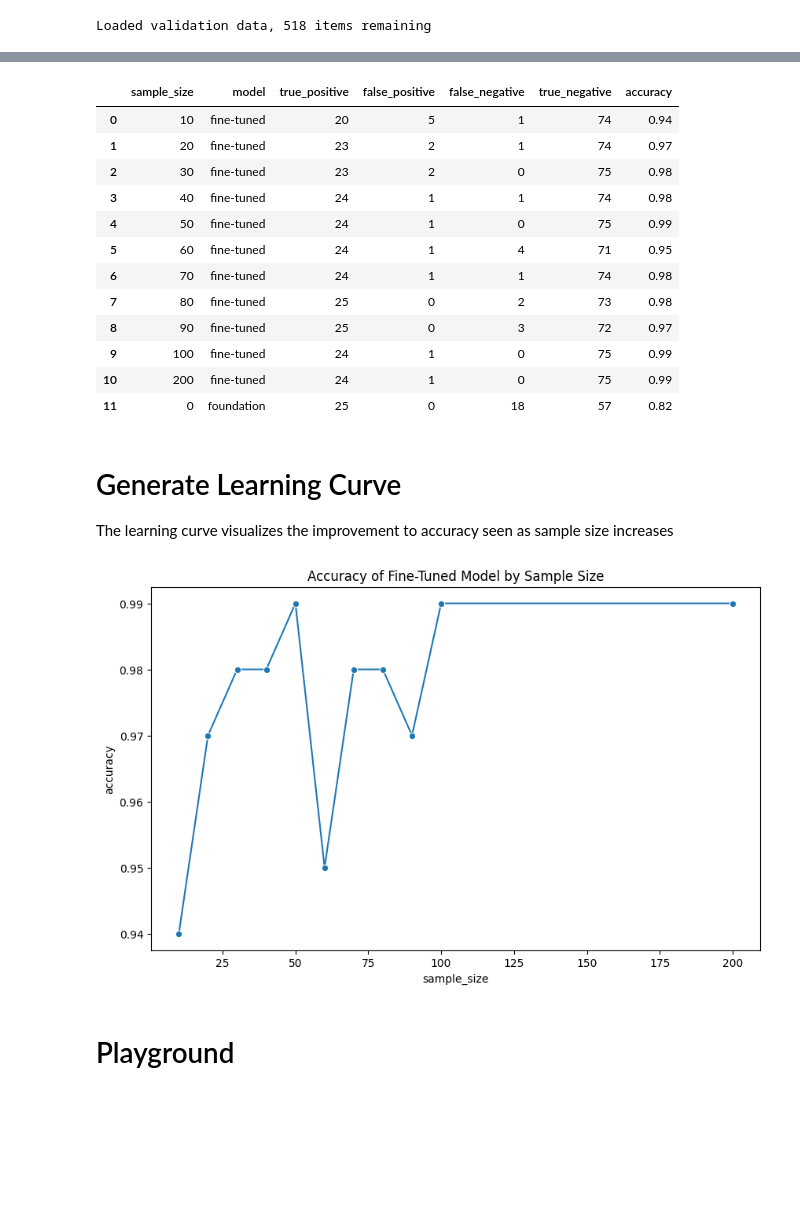
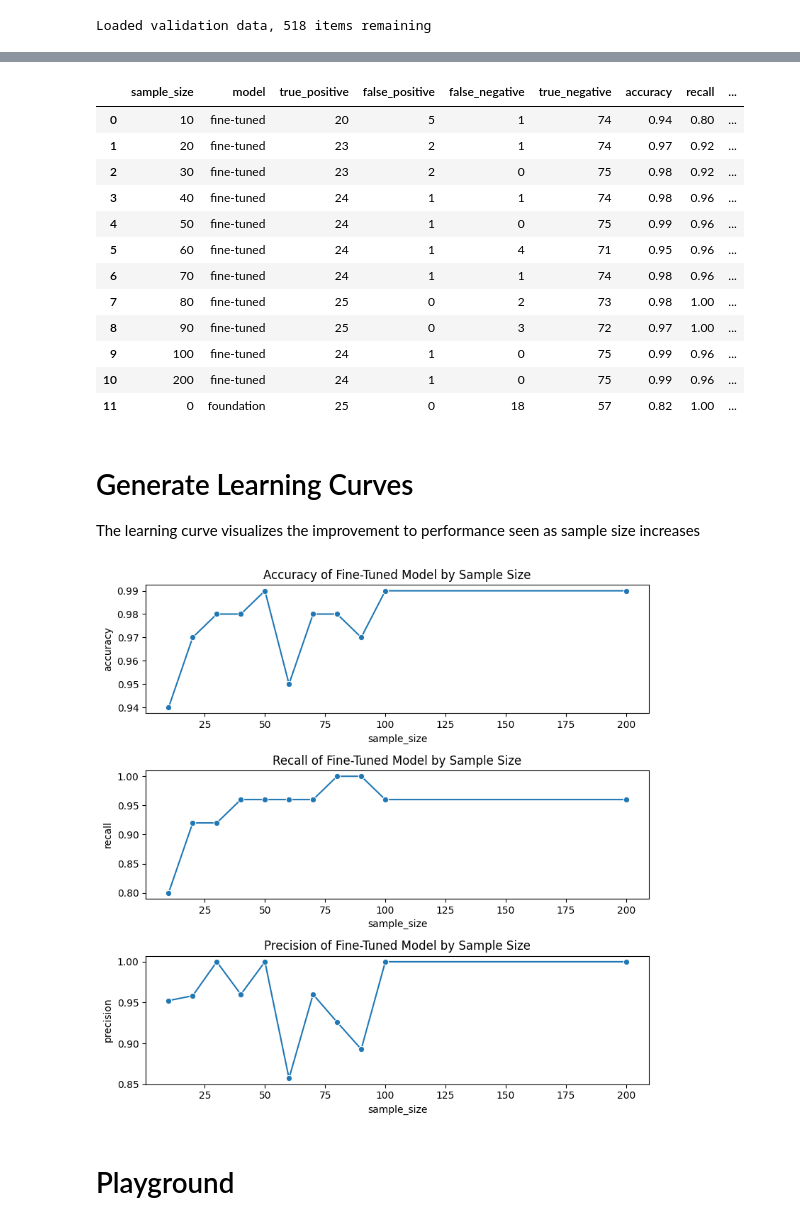
Before and after one commit to hypercolor/applied-ai-fine-tuning, a Jupyter notebook: notebooks/part-3-performance-testing.ipynb, the cells around one changed output, grey strips where cells are left out. Drawn from its saved outputs; the diff is of its cells as text; code cells hidden in the pictures; blank space fills up the shorter version.

Commit message:
add accuracy and recall

```diff
--- a/notebooks/part-3-performance-testing.ipynb
+++ b/notebooks/part-3-performance-testing.ipynb
@@ -231,55 +235,79 @@ grouped = fineTuneResults.groupby('sample_size')
 
 def compute_cm(df):
     cm = confusion_matrix(df['expected'], df['predicted'], labels=[True, False])
-    accuracy = (cm[0][0] + cm[1][1]) / (cm[0][0] + cm[0][1] + cm[1][0] + cm[1][1])
-    return cm, accuracy
+    tp = cm[0][0]
+    fp = cm[0][1]
+    fn = cm[1][0]
+    tn = cm[1][1]
+    accuracy = (tp + tn) / (tp + fp + fn + tn)
+    recall = tp / (tp + fp)
+    precision = tp / (tp + fn)
+    return cm, accuracy, recall, precision
 
 rows = []
 for sample_size in grouped.groups:
     group = grouped.get_group(sample_size)
 
-    cm, accuracy = compute_cm(group)
-    rows.append([sample_size, 'fine-tuned', cm[0][0], cm[0][1], cm[1][0], cm[1][1], accuracy])
+    cm, accuracy, recall, precision = compute_cm(group)
+    rows.append([sample_size, 'fine-tuned', cm[0][0], cm[0][1], cm[1][0], cm[1][1], accuracy, recall, precision])
 
-cm, accuracy = compute_cm(foundationResults)
-rows.append([0, 'foundation', cm[0][0], cm[0][1], cm[1][0], cm[1][1], accuracy])
+cm, accuracy, recall, precision = compute_cm(foundationResults)
+rows.append([0, 'foundation', cm[0][0], cm[0][1], cm[1][0], cm[1][1], accuracy, recall, precision])
 
 
-confusion_matrix_df = pd.DataFrame(rows, columns=['sample_size', 'model', 'true_positive', 'false_positive', 'false_negative', 'true_negative', 'accuracy'])
+confusion_matrix_df = pd.DataFrame(rows, columns=['sample_size', 'model', 'true_positive', 'false_positive', 'false_negative', 'true_negative', 'accuracy', 'recall', 'precision'])
 confusion_matrix_df
 # %% [output]
-|  | sample_size | model | true_positive | false_positive | false_negative | true_negative | accuracy |
-| 0 | 10 | fine-tuned | 20 | 5 | 1 | 74 | 0.94 |
-| 1 | 20 | fine-tuned | 23 | 2 | 1 | 74 | 0.97 |
-| 2 | 30 | fine-tuned | 23 | 2 | 0 | 75 | 0.98 |
-| 3 | 40 | fine-tuned | 24 | 1 | 1 | 74 | 0.98 |
-| 4 | 50 | fine-tuned | 24 | 1 | 0 | 75 | 0.99 |
-| 5 | 60 | fine-tuned | 24 | 1 | 4 | 71 | 0.95 |
-| 6 | 70 | fine-tuned | 24 | 1 | 1 | 74 | 0.98 |
-| 7 | 80 | fine-tuned | 25 | 0 | 2 | 73 | 0.98 |
-| 8 | 90 | fine-tuned | 25 | 0 | 3 | 72 | 0.97 |
-| 9 | 100 | fine-tuned | 24 | 1 | 0 | 75 | 0.99 |
-| 10 | 200 | fine-tuned | 24 | 1 | 0 | 75 | 0.99 |
-| 11 | 0 | foundation | 25 | 0 | 18 | 57 | 0.82 |
+|  | sample_size | model | true_positive | false_positive | false_negative | true_negative | accuracy | recall | ... |
+| 0 | 10 | fine-tuned | 20 | 5 | 1 | 74 | 0.94 | 0.80 | ... |
+| 1 | 20 | fine-tuned | 23 | 2 | 1 | 74 | 0.97 | 0.92 | ... |
+| 2 | 30 | fine-tuned | 23 | 2 | 0 | 75 | 0.98 | 0.92 | ... |
+| 3 | 40 | fine-tuned | 24 | 1 | 1 | 74 | 0.98 | 0.96 | ... |
+| 4 | 50 | fine-tuned | 24 | 1 | 0 | 75 | 0.99 | 0.96 | ... |
+| 5 | 60 | fine-tuned | 24 | 1 | 4 | 71 | 0.95 | 0.96 | ... |
+| 6 | 70 | fine-tuned | 24 | 1 | 1 | 74 | 0.98 | 0.96 | ... |
+| 7 | 80 | fine-tuned | 25 | 0 | 2 | 73 | 0.98 | 1.00 | ... |
+| 8 | 90 | fine-tuned | 25 | 0 | 3 | 72 | 0.97 | 1.00 | ... |
+| 9 | 100 | fine-tuned | 24 | 1 | 0 | 75 | 0.99 | 0.96 | ... |
+| 10 | 200 | fine-tuned | 24 | 1 | 0 | 75 | 0.99 | 0.96 | ... |
+| 11 | 0 | foundation | 25 | 0 | 18 | 57 | 0.82 | 1.00 | ... |
 # %% [markdown]
-# Generate Learning Curve
+# Generate Learning Curves
 
-The learning curve visualizes the improvement to accuracy seen as sample size increases
+The learning curve visualizes the improvement to performance seen as sample size increases
 # %%
 import matplotlib.pyplot as plt
 import seaborn as sns
 
 # Filter the dataframe for 'fine-tuned' model
 fine_tuned_df = confusion_matrix_df[confusion_matrix_df['model'] == 'fine-tuned']
 
-# Create a line chart with visible points
-plt.figure(figsize=(10, 6))
-sns.lineplot(x='sample_size', y='accuracy', data=fine_tuned_df, marker='o')
+# Create a figure with three subplots
+fig, axs = plt.subplots(3, figsize=(8, 8))
 
-plt.title('Accuracy of Fine-Tuned Model by Sample Size')
+# Create a line chart for 'accuracy'
+sns.lineplot(x='sample_size', y='accuracy', data=fine_tuned_df, marker='o', ax=axs[0])
+axs[0].set_title('Accuracy of Fine-Tuned Model by Sample Size')
+
+# Create a line chart for 'recall'
+sns.lineplot(x='sample_size', y='recall', data=fine_tuned_df, marker='o', ax=axs[1])
+axs[1].set_title('Recall of Fine-Tuned Model by Sample Size')
+
+# Create a line chart for 'precision'
+sns.lineplot(x='sample_size', y='precision', data=fine_tuned_df, marker='o', ax=axs[2])
+axs[2].set_title('Precision of Fine-Tuned Model by Sample Size')
+
+plt.tight_layout()
 plt.show()
+
+# # Create a line chart with visible points
+# plt.figure(figsize=(10, 6))
+# sns.lineplot(x='sample_size', y='accuracy', data=fine_tuned_df, marker='o')
+
+# plt.title('Accuracy of Fine-Tuned Model by Sample Size')
+# plt.show()
 # %% [output]
-[figure, old version]
+[figure, new version]
 # %% [markdown]
 # Playground
 # %%
```
Also changed, not shown: parts of 3 cells of this notebook.
